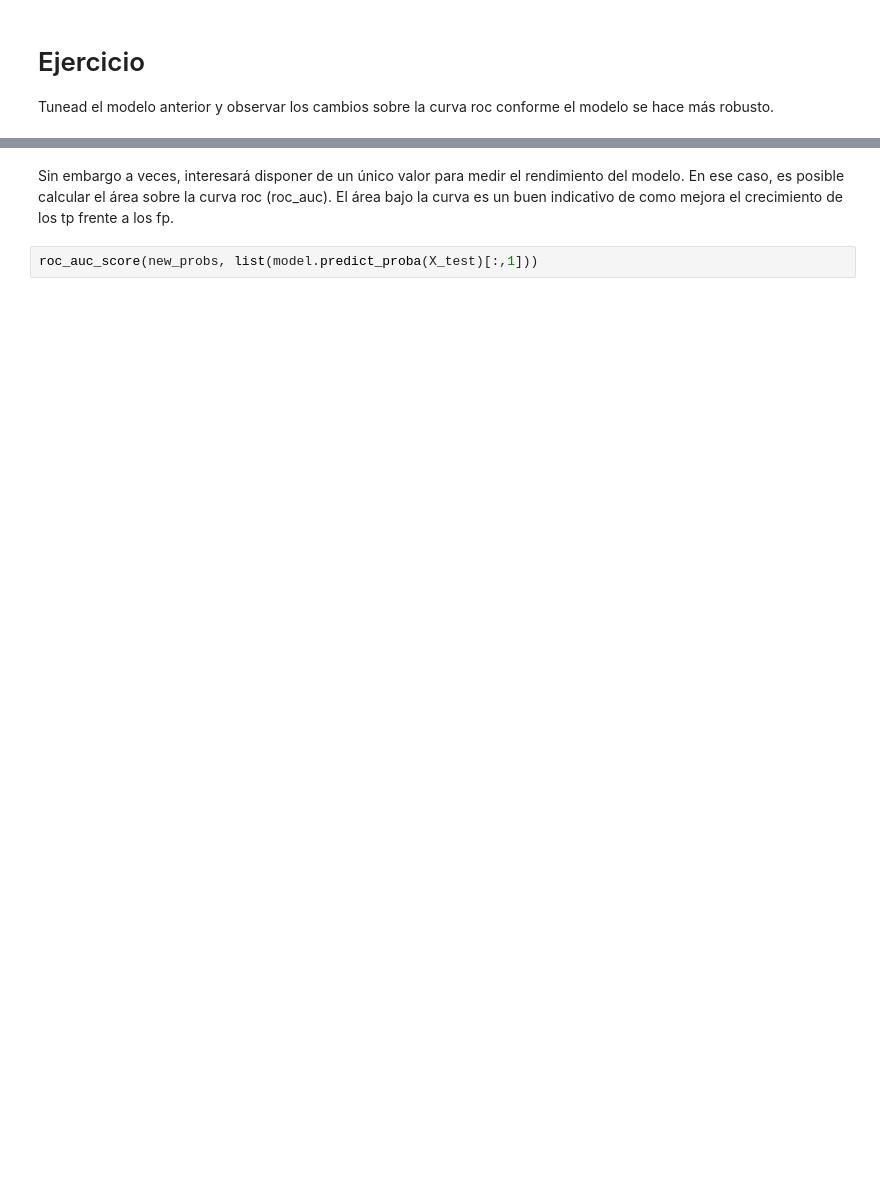
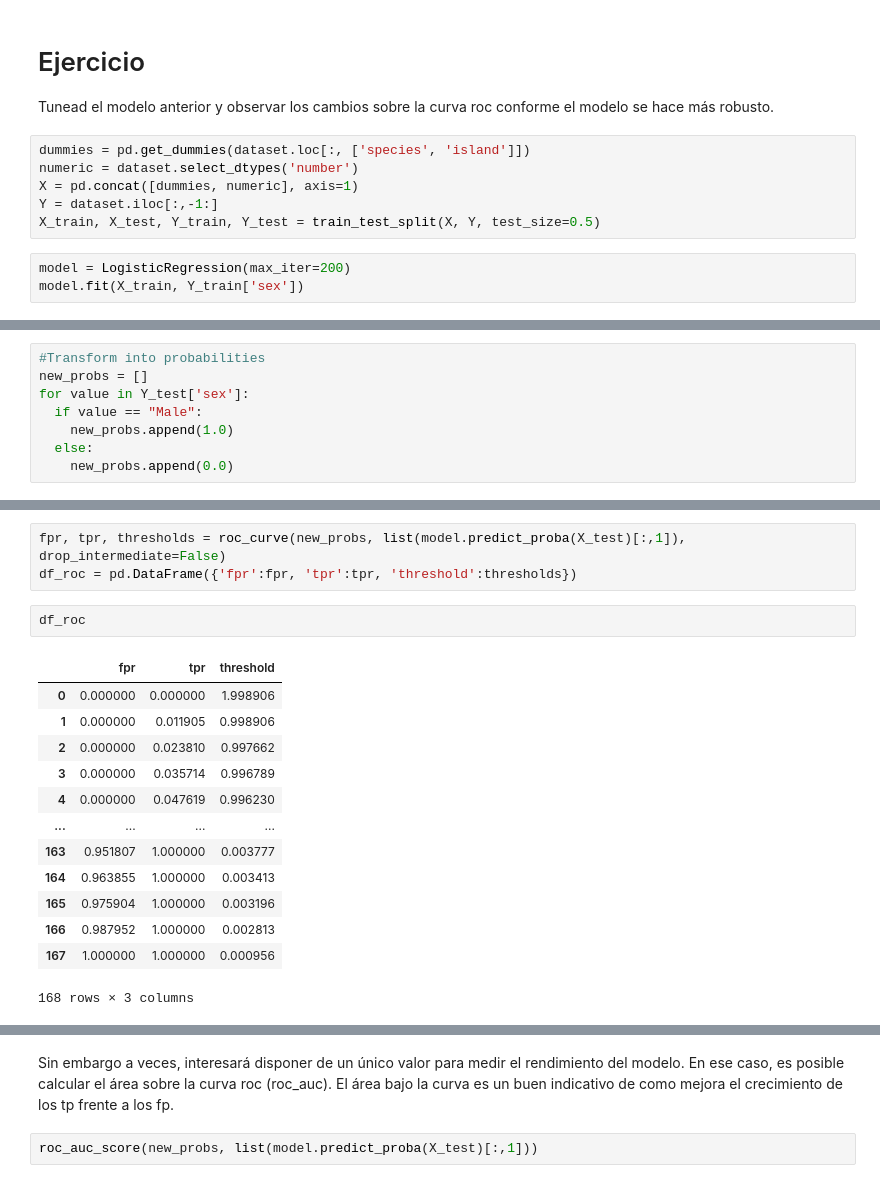
Before and after one commit to SeleneCampos/IDAL_IA3_SeleneCampos, a Jupyter notebook: Bagging.ipynb, the cells around one changed output, grey strips where cells are left out. Cells and saved outputs as stored; diff of their text form; blank space fills up the shorter version.

```diff
--- a/Bagging.ipynb
+++ b/Bagging.ipynb
@@ -122,3 +202,12 @@ fig.show()
 # Ejercicio
 
 Tunead el modelo anterior y observar los cambios sobre la curva roc conforme el modelo se hace más robusto.
+# %%
+dummies = pd.get_dummies(dataset.loc[:, ['species', 'island']])
+numeric = dataset.select_dtypes('number')
+X = pd.concat([dummies, numeric], axis=1)
+Y = dataset.iloc[:,-1:]
+X_train, X_test, Y_train, Y_test = train_test_split(X, Y, test_size=0.5)
+# %%
+model = LogisticRegression(max_iter=200)
+model.fit(X_train, Y_train['sex'])
@@ -124,0 +228,8 @@ Tunead el modelo anterior y observar los cambios sobre la curva roc conforme el
+# %%
+#Transform into probabilities
+new_probs = []
+for value in Y_test['sex']:
+  if value == "Male":
+    new_probs.append(1.0)
+  else:
+    new_probs.append(0.0)
@@ -124,0 +256,19 @@ Tunead el modelo anterior y observar los cambios sobre la curva roc conforme el
+# %%
+fpr, tpr, thresholds = roc_curve(new_probs, list(model.predict_proba(X_test)[:,1]), drop_intermediate=False)
+df_roc = pd.DataFrame({'fpr':fpr, 'tpr':tpr, 'threshold':thresholds})
+# %%
+df_roc
+# %% [output]
+|  | fpr | tpr | threshold |
+| 0 | 0.000000 | 0.000000 | 1.998906 |
+| 1 | 0.000000 | 0.011905 | 0.998906 |
+| 2 | 0.000000 | 0.023810 | 0.997662 |
+| 3 | 0.000000 | 0.035714 | 0.996789 |
+| 4 | 0.000000 | 0.047619 | 0.996230 |
+| ... | ... | ... | ... |
+| 163 | 0.951807 | 1.000000 | 0.003777 |
+| 164 | 0.963855 | 1.000000 | 0.003413 |
+| 165 | 0.975904 | 1.000000 | 0.003196 |
+| 166 | 0.987952 | 1.000000 | 0.002813 |
+| 167 | 1.000000 | 1.000000 | 0.000956 |
+168 rows × 3 columns
```
Also changed, not shown: parts of 46 cells of this notebook.
